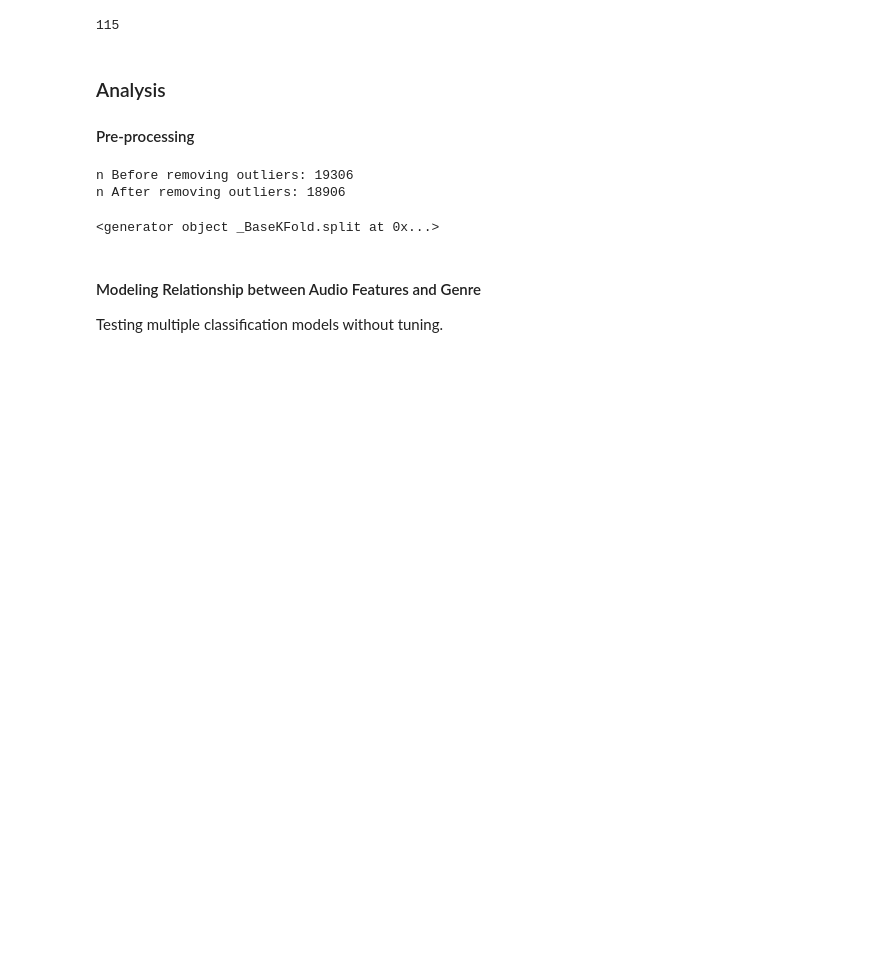
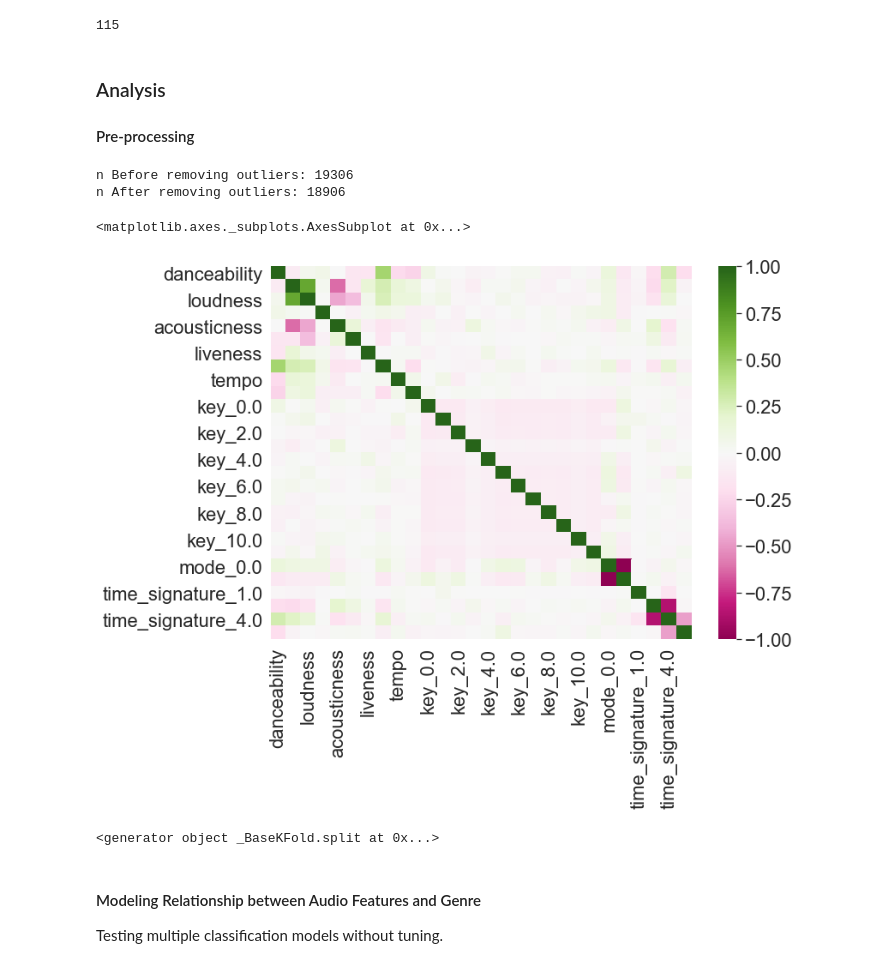
Before and after one commit to mattzhao-R/spotify, a Jupyter notebook: draft_analysis.ipynb, the cells around one changed output. Saved outputs shown, nothing was run; the diff lists cells and outputs as text; code cells hidden in the pictures; blank space fills up the shorter version.

```diff
--- a/draft_analysis.ipynb
+++ b/draft_analysis.ipynb
@@ -130,6 +130,12 @@ X = processing.drop(labels = ['endTime','artistName','trackName','msPlayed','gen
 y = processing['genre_label']
 
 #X_train, X_test, y_train, y_test = train_test_split(X,y,test_size = 0.8)
+# %%
+corr = X.corr()
+sns.heatmap(corr, cmap="PiYG")
+# %% [output]
+<matplotlib.axes._subplots.AxesSubplot at 0x...>
+[figure, added]
 # %%
 from sklearn.model_selection import StratifiedKFold
 
```
Also changed, not shown: parts of 12 cells of this notebook.
